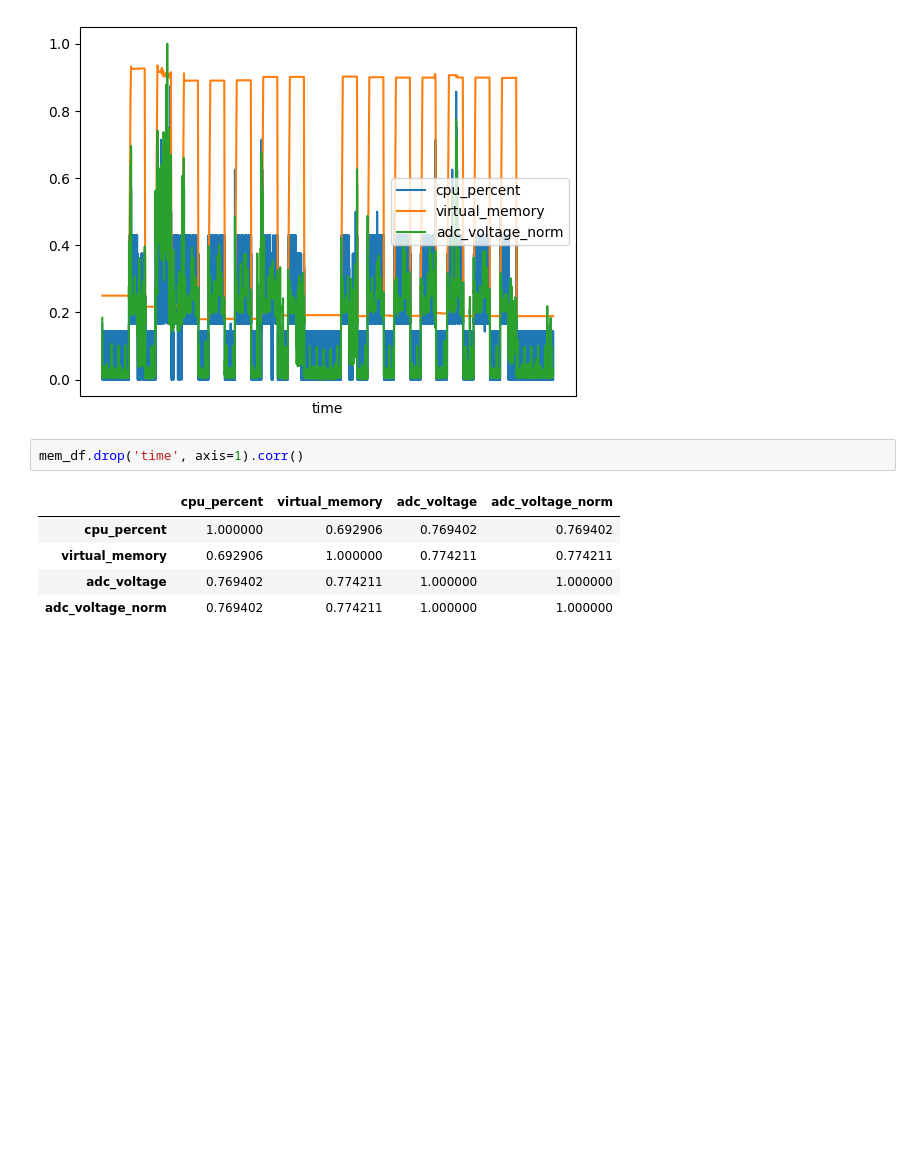
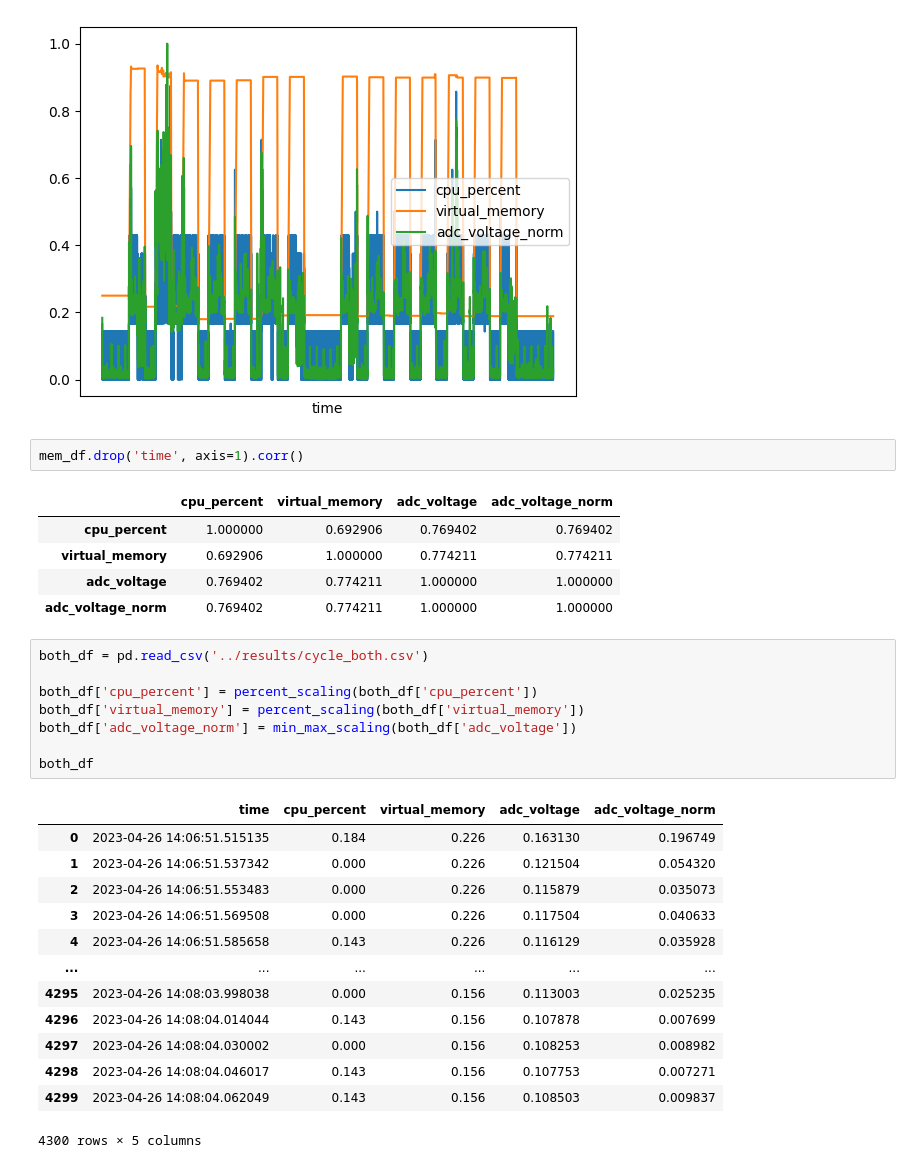
Before and after one commit to radshield/raspi-sel, a Jupyter notebook: analysis/cycles.ipynb, the cells around one changed output. Drawn from its saved outputs; the diff is of its cells as text; blank space fills up the shorter version.

```diff
--- a/analysis/cycles.ipynb
+++ b/analysis/cycles.ipynb
@@ -88,3 +88,25 @@ mem_df.drop('time', axis=1).corr()
 | virtual_memory | 0.692906 | 1.000000 | 0.774211 | 0.774211 |
 | adc_voltage | 0.769402 | 0.774211 | 1.000000 | 1.000000 |
 | adc_voltage_norm | 0.769402 | 0.774211 | 1.000000 | 1.000000 |
+# %%
+both_df = pd.read_csv('../results/cycle_both.csv')
+
+both_df['cpu_percent'] = percent_scaling(both_df['cpu_percent'])
+both_df['virtual_memory'] = percent_scaling(both_df['virtual_memory'])
+both_df['adc_voltage_norm'] = min_max_scaling(both_df['adc_voltage'])
+
+both_df
+# %% [output]
+|  | time | cpu_percent | virtual_memory | adc_voltage | adc_voltage_norm |
+| 0 | 2023-04-26 14:06:51.515135 | 0.184 | 0.226 | 0.163130 | 0.196749 |
+| 1 | 2023-04-26 14:06:51.537342 | 0.000 | 0.226 | 0.121504 | 0.054320 |
+| 2 | 2023-04-26 14:06:51.553483 | 0.000 | 0.226 | 0.115879 | 0.035073 |
+| 3 | 2023-04-26 14:06:51.569508 | 0.000 | 0.226 | 0.117504 | 0.040633 |
+| 4 | 2023-04-26 14:06:51.585658 | 0.143 | 0.226 | 0.116129 | 0.035928 |
+| ... | ... | ... | ... | ... | ... |
+| 4295 | 2023-04-26 14:08:03.998038 | 0.000 | 0.156 | 0.113003 | 0.025235 |
+| 4296 | 2023-04-26 14:08:04.014044 | 0.143 | 0.156 | 0.107878 | 0.007699 |
+| 4297 | 2023-04-26 14:08:04.030002 | 0.000 | 0.156 | 0.108253 | 0.008982 |
+| 4298 | 2023-04-26 14:08:04.046017 | 0.143 | 0.156 | 0.107753 | 0.007271 |
+| 4299 | 2023-04-26 14:08:04.062049 | 0.143 | 0.156 | 0.108503 | 0.009837 |
+4300 rows × 5 columns
```
Also changed, not shown: parts of 2 cells of this notebook, 1 other file.
